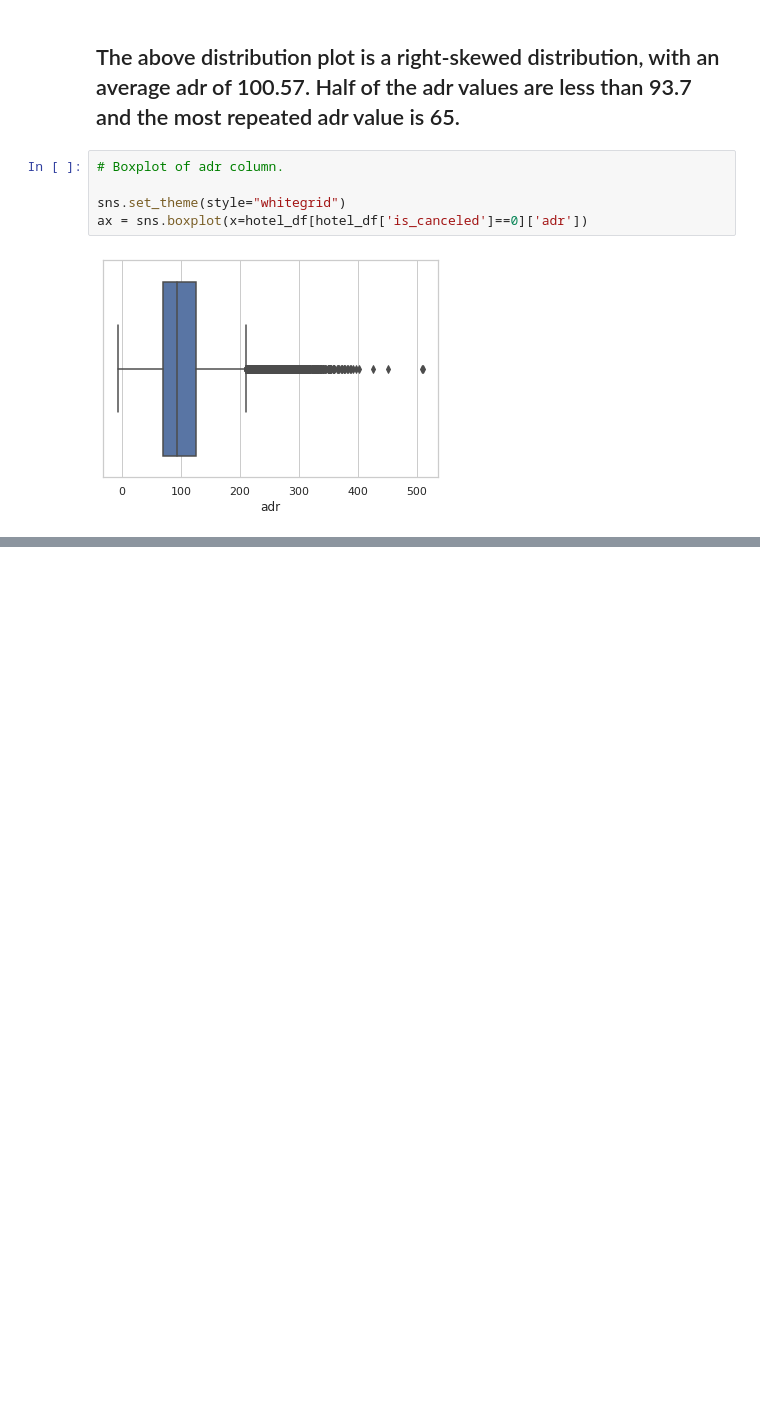
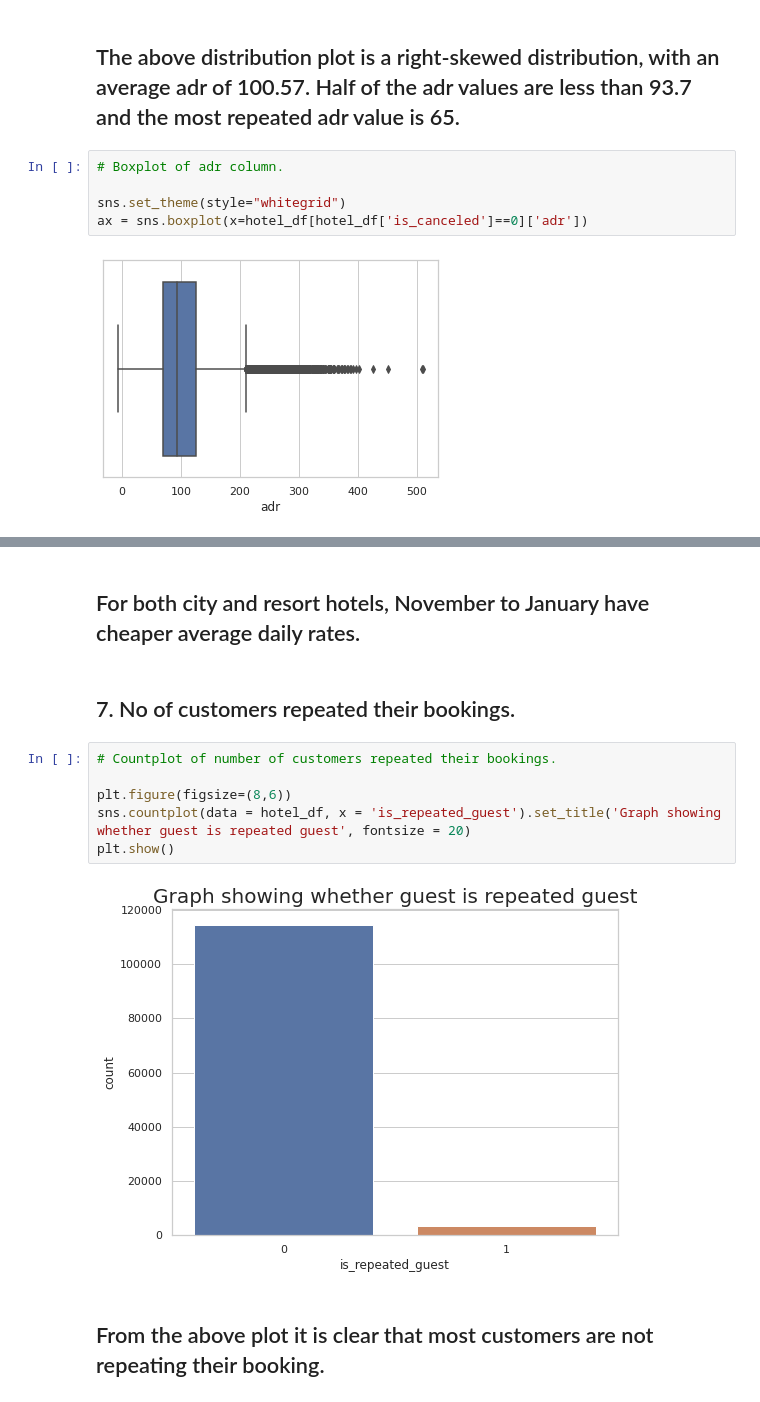
Before and after one commit to abhinendra88/hotel-booking-analysis, a Jupyter notebook: Hotel_Booking_Analysis_Capstone_Project.ipynb, the cells around one changed output, grey strips where cells are left out. Drawn from its saved outputs; the diff is of its cells as text; blank space fills up the shorter version.

```diff
--- a/Hotel_Booking_Analysis_Capstone_Project.ipynb
+++ b/Hotel_Booking_Analysis_Capstone_Project.ipynb
@@ -512,0 +523,14 @@ ax = sns.boxplot(x=hotel_df[hotel_df['is_canceled']==0]['adr'])
+# %% [markdown]
+## For both city and resort hotels, November to January have cheaper average daily rates.
+# %% [markdown]
+## 7. No of customers repeated their bookings.
+# %%
+# Countplot of number of customers repeated their bookings.
+
+plt.figure(figsize=(8,6))
+sns.countplot(data = hotel_df, x = 'is_repeated_guest').set_title('Graph showing whether guest is repeated guest', fontsize = 20)
+plt.show()
+# %% [output]
+[figure, added]
+# %% [markdown]
+## From the above plot it is clear that most customers are not repeating their booking.
```
Also changed, not shown: parts of 41 cells of this notebook.
